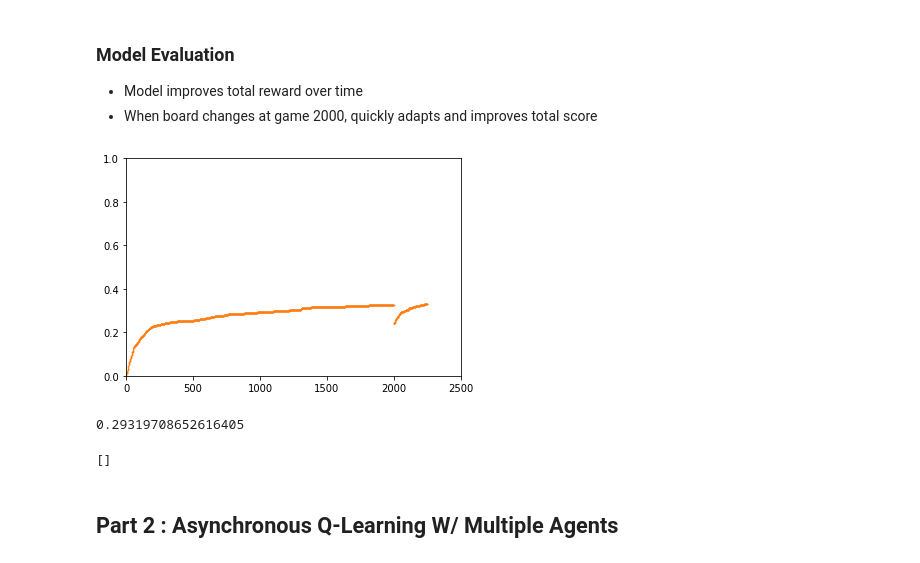
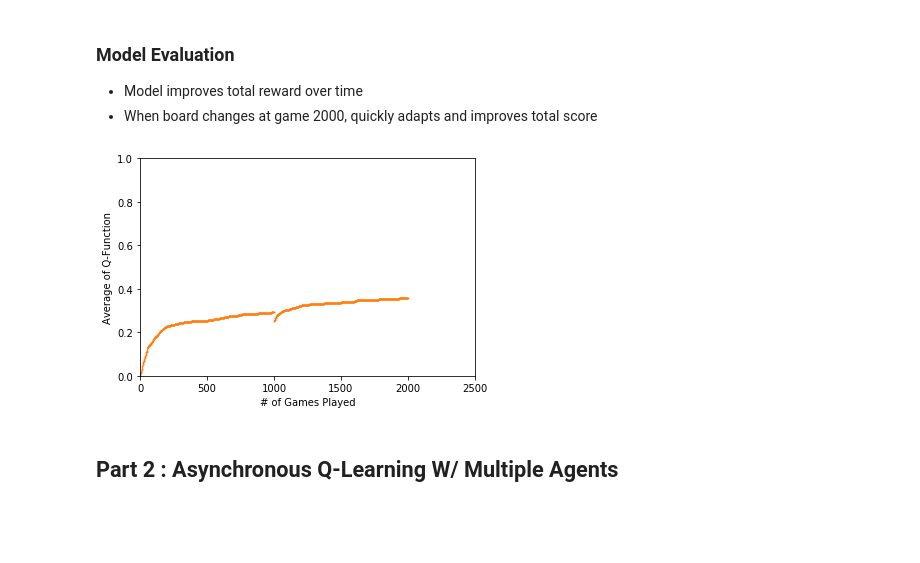
Before and after one commit to Jzar/Gridworld-Q-Learning, a Jupyter notebook: Gridworld Q-Learning .ipynb, the cells around one changed output. Cells and saved outputs as stored; diff of their text form; code cells hidden in the pictures; blank space fills up the shorter version.

```diff
--- a/Gridworld Q-Learning .ipynb
+++ b/Gridworld Q-Learning .ipynb
@@ -39,14 +39,14 @@ class Gridworld:
             self.score = 0
             #print "You can't do that"
         self.player = new_state
-        self.board()
+        #self.board()
         return (new_state,self.score,self.done)
     def reset(self,e):
 
         self.done = False
         self.score = 0
         self.player = self.start
-        self.obstacles = self.obstacles if e < 2000 else [i+2*self.board_length for i in range(1,9)]
+        self.obstacles = self.obstacles if e < 1000 else [i+2*self.board_length for i in range(1,9)]
         #print self.player,self.goal
         #self.board()
         return self.player
@@ -100,7 +100,7 @@ random.seed(41)
 alpha = 0.4
 epsilon = 0.2
 gamma = 0.95
-n_episodes = 2250
+n_episodes = 2000
 n_moves = 0
 
 
@@ -121,5 +121,5 @@ for e in range(n_episodes):
         n_moves +=1
         if done:
             break
-    print e, np.mean(Q)
-    plot.append([e, np.mean(Q)])
+    #print e, np.mean(Q)
+    plot.append([e,np.mean(Q)])
@@ -149,18 +131,14 @@ for e in range(n_episodes):
 # %%
 %matplotlib inline
 import matplotlib.pyplot as plt
 
 plt.plot(plot,'o',markersize=0.5)
+plt.xlabel('# of Games Played')
+plt.ylabel('Average of Q-Function')
 plt.axis([0,2500,0,1], dotwidth=0.2)
 plt.show()
-
-print np.median([j for i,j in plot])
-
-([(1,i) for i,j in plot if j >50])
 # %% [output]
-[figure, old version]
+[figure, new version]
-0.29319708652616405
-[]
 # %% [markdown]
 ## Part 2 : Asynchronous Q-Learning W/ Multiple Agents
 # %%
```
Also changed, not shown: parts of 8 cells of this notebook.
